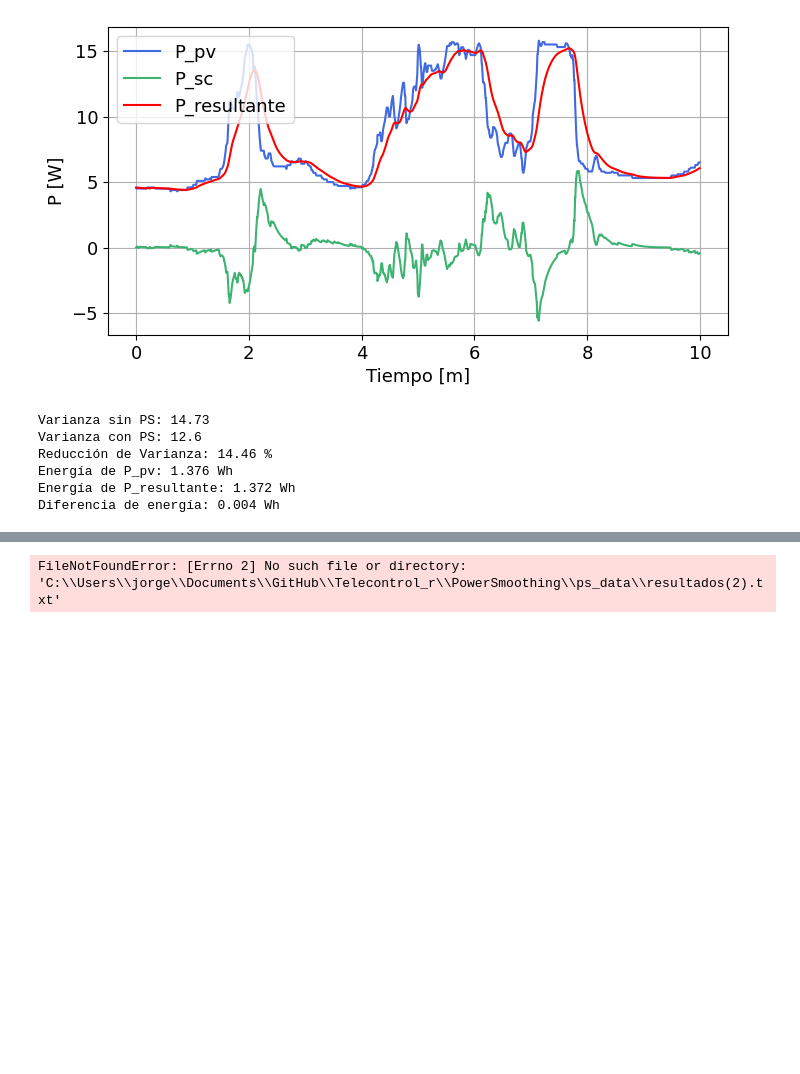
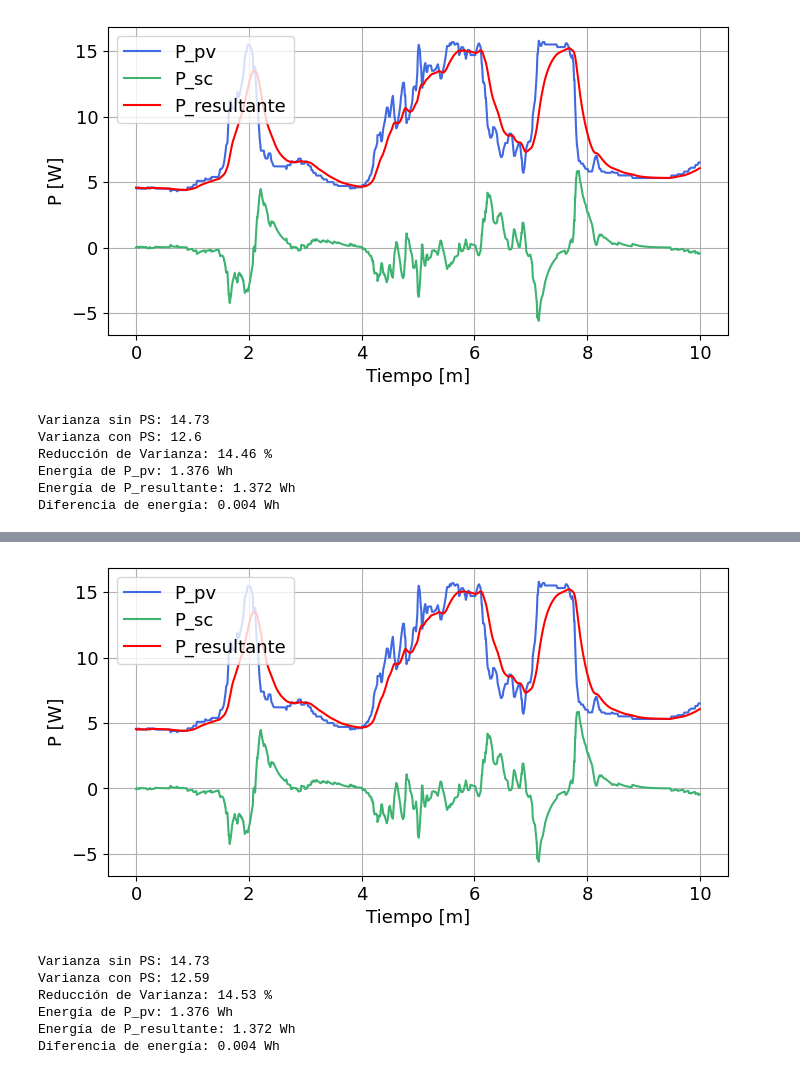
Before and after one commit to jorgecard/Telecontrol_r, a Jupyter notebook: PowerSmoothing/measurements.ipynb, the cells around one changed output, grey strips where cells are left out. Drawn from its saved outputs; the diff is of its cells as text; code cells hidden in the pictures; blank space fills up the shorter version.

```diff
--- a/PowerSmoothing/measurements.ipynb
+++ b/PowerSmoothing/measurements.ipynb
@@ -386,17 +386,23 @@ Diferencia de energía: 0.11 Wh
 # %%
 # Ruta al archivo resultados.txt
-resultados_file = os.path.join(resultados_path, 'resultados(2).txt')
+resultados_file = os.path.join(resultados_path, 'resultados.3.kalman_simulated.txt')
 # resultados_file = os.path.join(resultados_path, 'resultados.2.exp.txt')
 
 # Leer los datos del archivo
 resultados_df = pd.read_csv(resultados_file, delim_whitespace=True)
 
 df = resultados_df
 selected_control = ''
 graph_min(df, 'real_1.' + selected_control)
 analysis(df)
 # %% [output]
+[figure, added]
-FileNotFoundError: [Errno 2] No such file or directory: 'C:\\Users\\jorge\\Documents\\GitHub\\Telecontrol_r\\PowerSmoothing\\ps_data\\resultados(2).txt'
+Varianza sin PS: 14.73
+Varianza con PS: 12.59
+Reducción de Varianza: 14.53 %
+Energía de P_pv: 1.376 Wh
+Energía de P_resultante: 1.372 Wh
+Diferencia de energía: 0.004 Wh
 # %%
 # df = resultados_df
 
```
Also changed, not shown: parts of 1 cell of this notebook, 7 other files.
